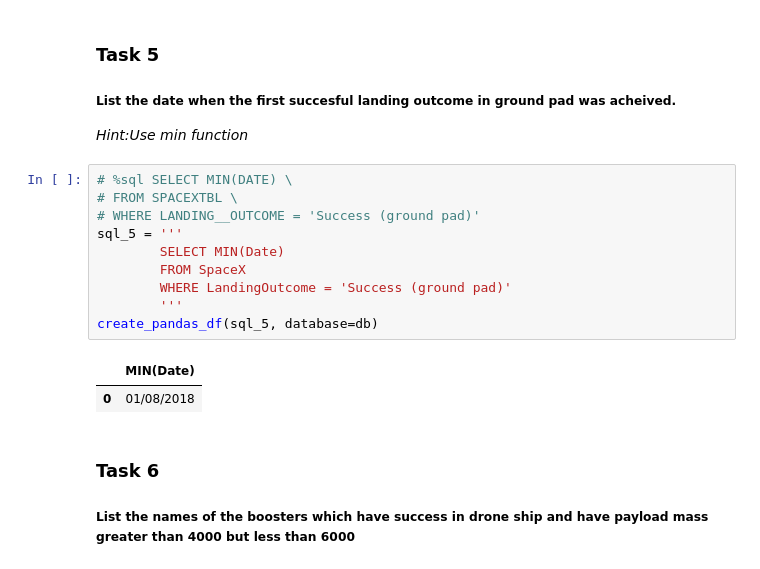
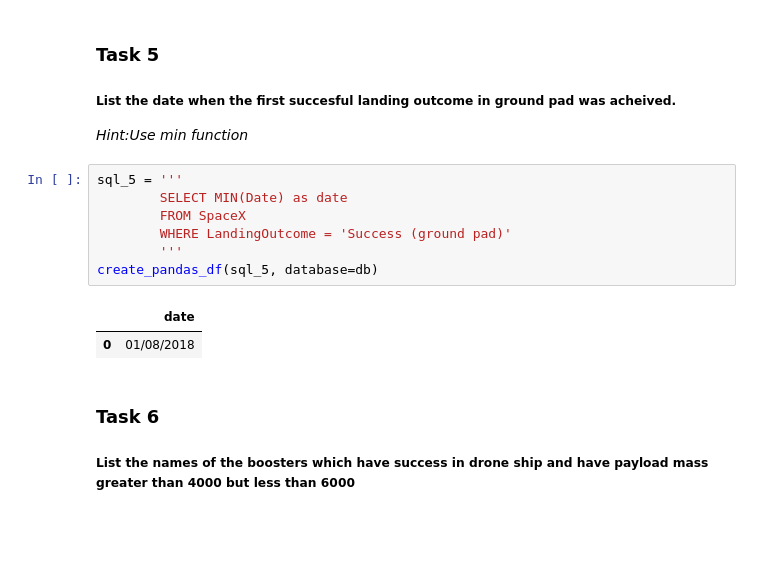
Before and after one commit to basharshammala/Final-IBM-project, a Jupyter notebook: 04_SpaceX_EDA_SQL.ipynb, the cells around one changed output. Cells and saved outputs as stored; diff of their text form; blank space fills up the shorter version.

```diff
--- a/04_SpaceX_EDA_SQL.ipynb
+++ b/04_SpaceX_EDA_SQL.ipynb
@@ -286,17 +270,14 @@ create_pandas_df(sql_4, database=db)
 
 *Hint:Use min function*
 # %%
-# %sql SELECT MIN(DATE) \
-# FROM SPACEXTBL \
-# WHERE LANDING__OUTCOME = 'Success (ground pad)'
 sql_5 = '''
-        SELECT MIN(Date)
+        SELECT MIN(Date) as date
         FROM SpaceX
         WHERE LandingOutcome = 'Success (ground pad)'
         '''
 create_pandas_df(sql_5, database=db)
 # %% [output]
-|  | MIN(Date) |
+|  | date |
 | 0 | 01/08/2018 |
 # %% [markdown]
 ### Task 6
```
Also changed, not shown: parts of 6 cells of this notebook.
